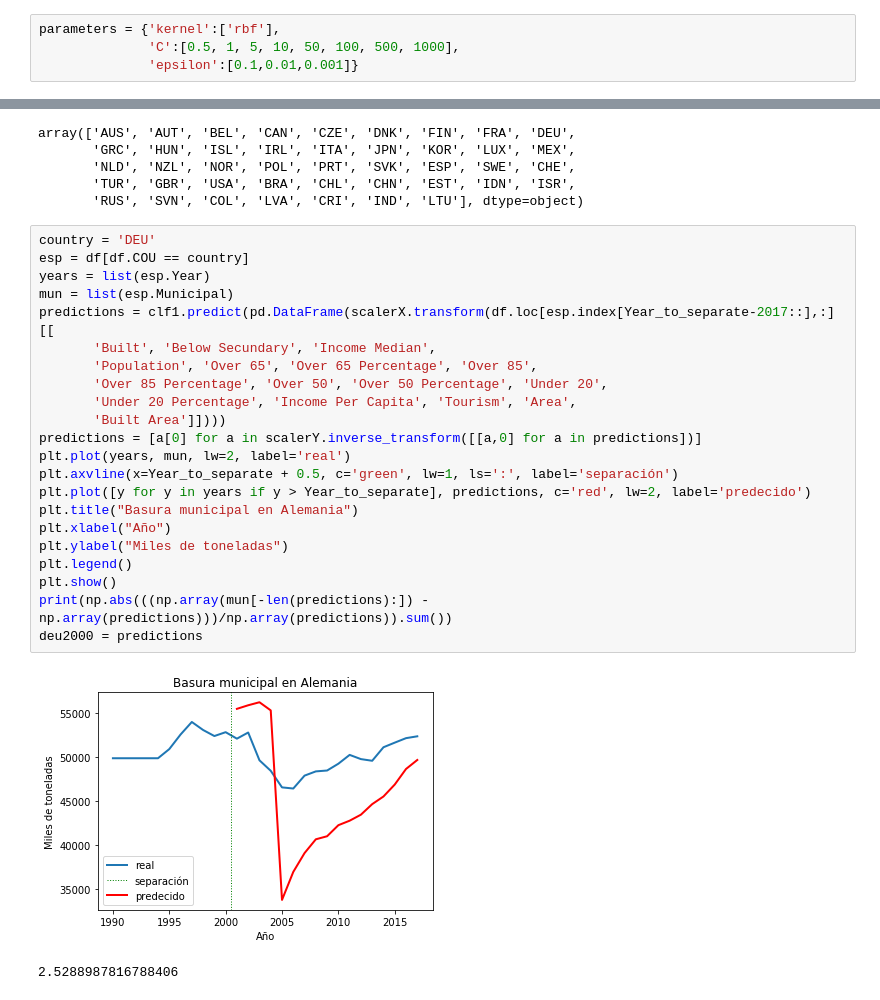
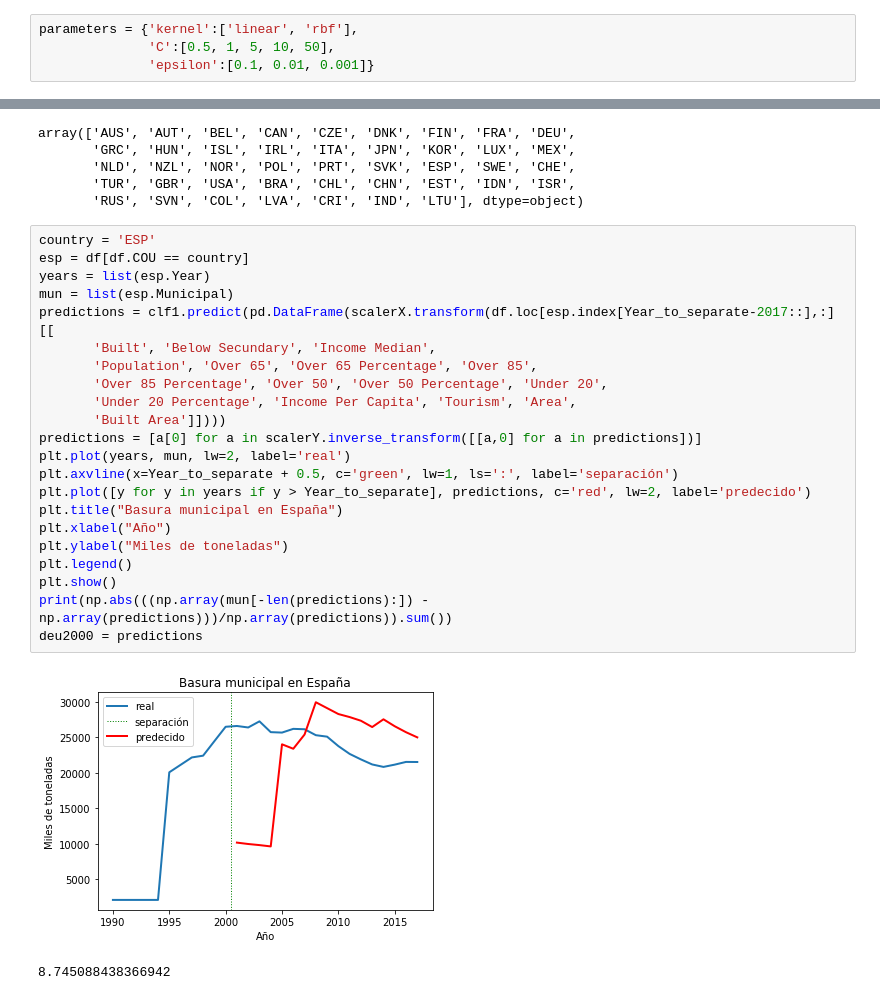
Before and after one commit to OscarGB/TFGInf, a Jupyter notebook: PorPais.ipynb, the cells around one changed output, grey strips where cells are left out. Cells and saved outputs as stored; diff of their text form.

```diff
--- a/PorPais.ipynb
+++ b/PorPais.ipynb
@@ -9,9 +9,9 @@ import time
 import matplotlib.pyplot as plt
 from sklearn.model_selection import GridSearchCV, ParameterGrid
 # %%
-parameters = {'kernel':['rbf'],
-              'C':[0.5, 1, 5, 10, 50, 100, 500, 1000],
-              'epsilon':[0.1,0.01,0.001]}
+parameters = {'kernel':['linear', 'rbf'],
+              'C':[0.5, 1, 5, 10, 50],
+              'epsilon':[0.1, 0.01, 0.001]}
 # %%
 def GridSearch(rf, X_train, X_test, y_train, y_test, grid, verbose=False, skip=False):
     best_score = 0
@@ -91,30 +91,30 @@ array(['AUS', 'AUT', 'BEL', 'CAN', 'CZE', 'DNK', 'FIN', 'FRA', 'DEU',
        'TUR', 'GBR', 'USA', 'BRA', 'CHL', 'CHN', 'EST', 'IDN', 'ISR',
        'RUS', 'SVN', 'COL', 'LVA', 'CRI', 'IND', 'LTU'], dtype=object)
 # %%
-country = 'DEU'
+country = 'ESP'
 esp = df[df.COU == country]
 years = list(esp.Year)
 mun = list(esp.Municipal)
 predictions = clf1.predict(pd.DataFrame(scalerX.transform(df.loc[esp.index[Year_to_separate-2017::],:][[
        'Built', 'Below Secundary', 'Income Median',
        'Population', 'Over 65', 'Over 65 Percentage', 'Over 85',
        'Over 85 Percentage', 'Over 50', 'Over 50 Percentage', 'Under 20',
        'Under 20 Percentage', 'Income Per Capita', 'Tourism', 'Area',
        'Built Area']])))
 predictions = [a[0] for a in scalerY.inverse_transform([[a,0] for a in predictions])]
 plt.plot(years, mun, lw=2, label='real')
 plt.axvline(x=Year_to_separate + 0.5, c='green', lw=1, ls=':', label='separación')
 plt.plot([y for y in years if y > Year_to_separate], predictions, c='red', lw=2, label='predecido')
-plt.title("Basura municipal en Alemania")
+plt.title("Basura municipal en España")
 plt.xlabel("Año")
 plt.ylabel("Miles de toneladas")
 plt.legend()
 plt.show()
 print(np.abs(((np.array(mun[-len(predictions):]) - np.array(predictions)))/np.array(predictions)).sum())
 deu2000 = predictions
 # %% [output]
-[figure, old version]
+[figure, new version]
-2.5288987816788406
+8.745088438366942
 # %%
 country = 'CHN'
 esp = df[df.COU == country]
```
Also changed, not shown: parts of 21 cells of this notebook, 5 other files.
